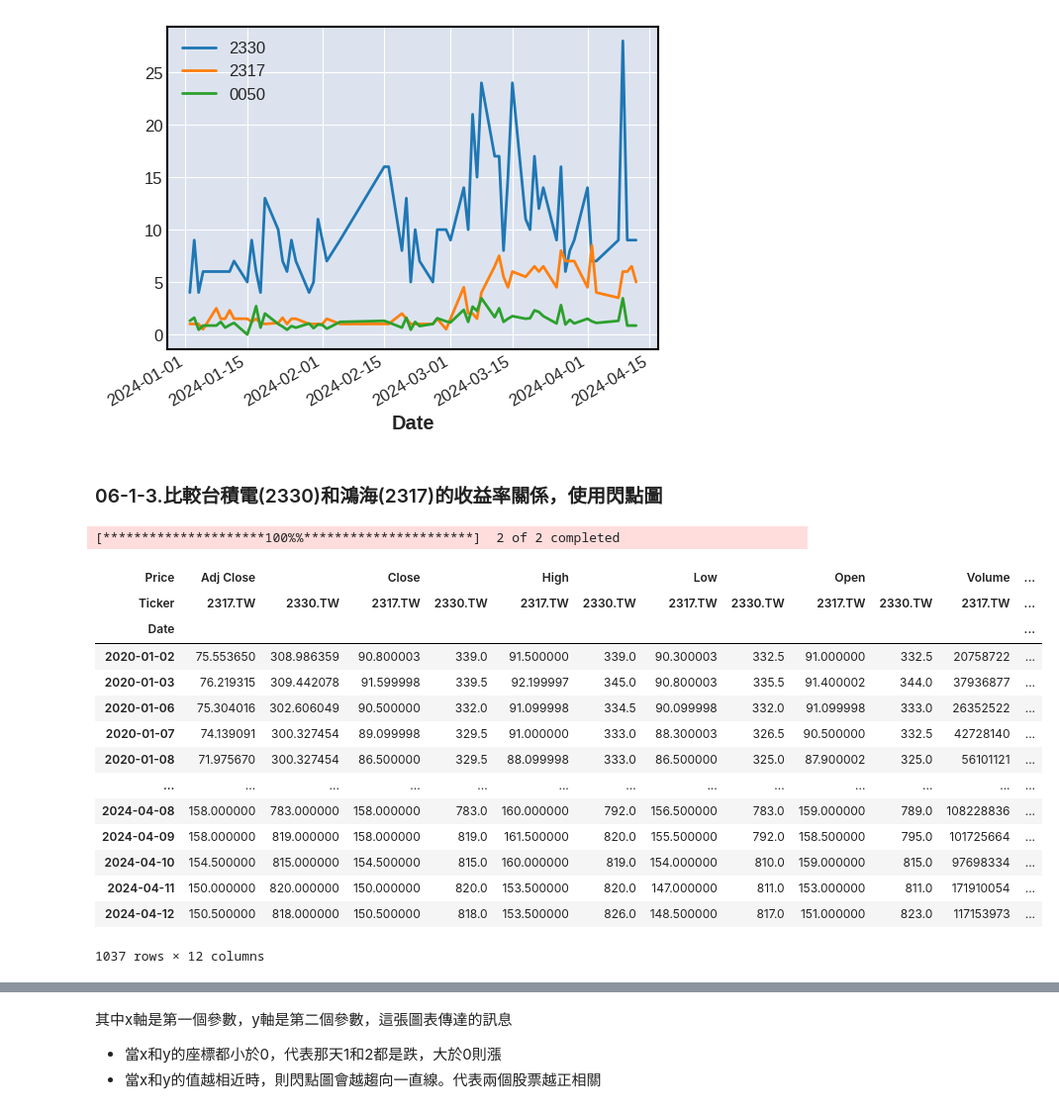
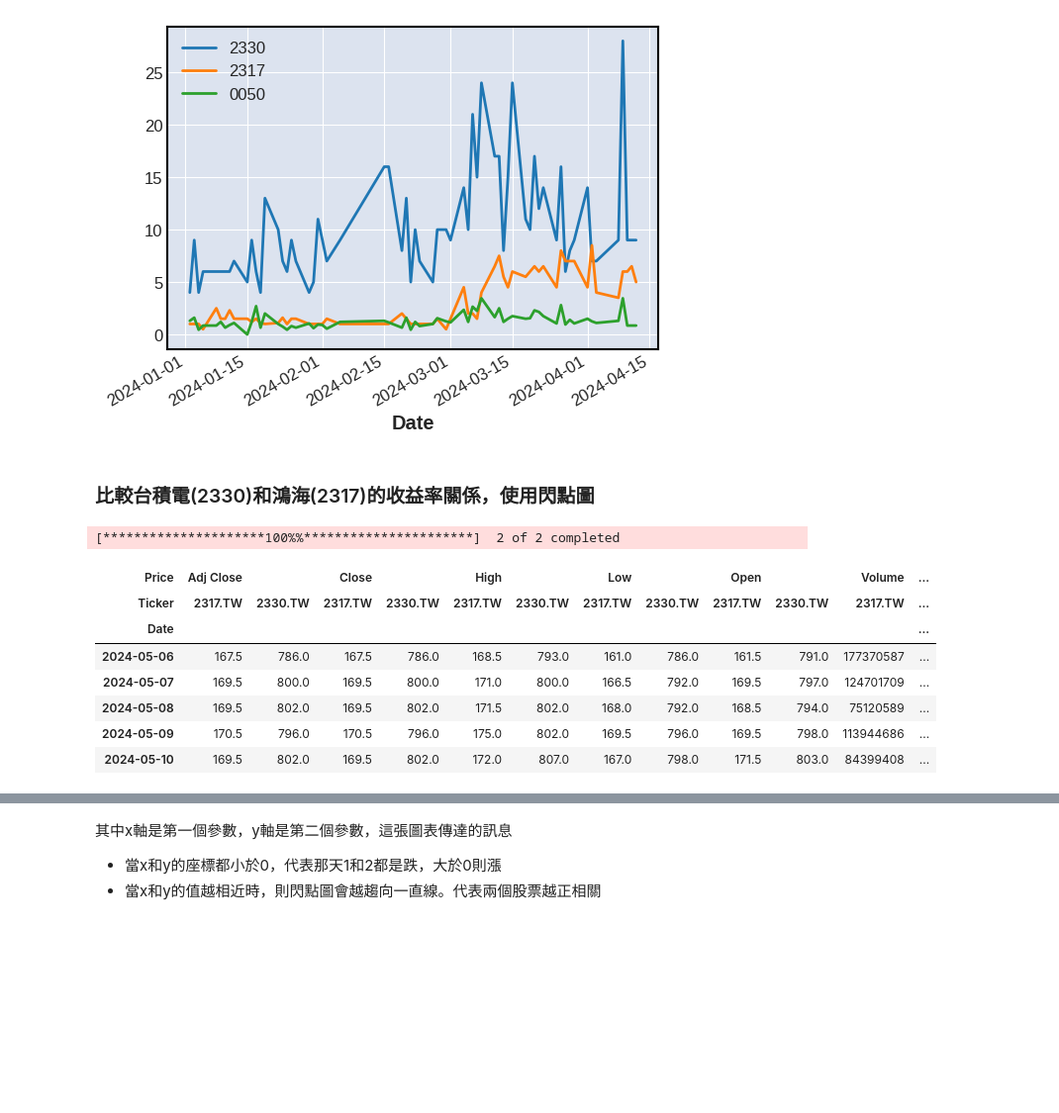
Before and after one commit to willismax/MediaSystem-Python-Course, a Jupyter notebook: 01.Intro-Python/Python資料分析應用_股票分析入門.ipynb, the cells around one changed output, grey strips where cells are left out. Shown at 99% size. Drawn from its saved outputs; the diff is of its cells as text; code cells hidden in the pictures; blank space fills up the shorter version.

```diff
--- a/01.Intro-Python/Python資料分析應用_股票分析入門.ipynb
+++ b/01.Intro-Python/Python資料分析應用_股票分析入門.ipynb
@@ -134,29 +133,22 @@ df_0050
 # %% [markdown]
-###  06-1-3.比較台積電(2330)和鴻海(2317)的收益率關係，使用閃點圖
+### 比較台積電(2330)和鴻海(2317)的收益率關係，使用閃點圖
 # %%
 import yfinance as yf
 
 start = datetime.datetime(2020, 1, 1)
 campany=['2330.TW','2317.TW']
 df_stock = yf.download(campany, start=start)
-df_stock
+df_stock.tail()
 # %% [output]
 [*********************100%%**********************]  2 of 2 completed
 | Price | Adj Close |  | Close |  | High |  | Low |  | Open |  | Volume | ... |
 | Ticker | 2317.TW | 2330.TW | 2317.TW | 2330.TW | 2317.TW | 2330.TW | 2317.TW | 2330.TW | 2317.TW | 2330.TW | 2317.TW | ... |
 | Date |  |  |  |  |  |  |  |  |  |  |  | ... |
-| 2020-01-02 | 75.553650 | 308.986359 | 90.800003 | 339.0 | 91.500000 | 339.0 | 90.300003 | 332.5 | 91.000000 | 332.5 | 20758722 | ... |
-| 2020-01-03 | 76.219315 | 309.442078 | 91.599998 | 339.5 | 92.199997 | 345.0 | 90.800003 | 335.5 | 91.400002 | 344.0 | 37936877 | ... |
-| 2020-01-06 | 75.304016 | 302.606049 | 90.500000 | 332.0 | 91.099998 | 334.5 | 90.099998 | 332.0 | 91.099998 | 333.0 | 26352522 | ... |
-| 2020-01-07 | 74.139091 | 300.327454 | 89.099998 | 329.5 | 91.000000 | 333.0 | 88.300003 | 326.5 | 90.500000 | 332.5 | 42728140 | ... |
-| 2020-01-08 | 71.975670 | 300.327454 | 86.500000 | 329.5 | 88.099998 | 333.0 | 86.500000 | 325.0 | 87.900002 | 325.0 | 56101121 | ... |
-| ... | ... | ... | ... | ... | ... | ... | ... | ... | ... | ... | ... | ... |
-| 2024-04-08 | 158.000000 | 783.000000 | 158.000000 | 783.0 | 160.000000 | 792.0 | 156.500000 | 783.0 | 159.000000 | 789.0 | 108228836 | ... |
-| 2024-04-09 | 158.000000 | 819.000000 | 158.000000 | 819.0 | 161.500000 | 820.0 | 155.500000 | 792.0 | 158.500000 | 795.0 | 101725664 | ... |
-| 2024-04-10 | 154.500000 | 815.000000 | 154.500000 | 815.0 | 160.000000 | 819.0 | 154.000000 | 810.0 | 159.000000 | 815.0 | 97698334 | ... |
-| 2024-04-11 | 150.000000 | 820.000000 | 150.000000 | 820.0 | 153.500000 | 820.0 | 147.000000 | 811.0 | 153.000000 | 811.0 | 171910054 | ... |
-| 2024-04-12 | 150.500000 | 818.000000 | 150.500000 | 818.0 | 153.500000 | 826.0 | 148.500000 | 817.0 | 151.000000 | 823.0 | 117153973 | ... |
+| 2024-05-06 | 167.5 | 786.0 | 167.5 | 786.0 | 168.5 | 793.0 | 161.0 | 786.0 | 161.5 | 791.0 | 177370587 | ... |
+| 2024-05-07 | 169.5 | 800.0 | 169.5 | 800.0 | 171.0 | 800.0 | 166.5 | 792.0 | 169.5 | 797.0 | 124701709 | ... |
+| 2024-05-08 | 169.5 | 802.0 | 169.5 | 802.0 | 171.5 | 802.0 | 168.0 | 792.0 | 168.5 | 794.0 | 75120589 | ... |
+| 2024-05-09 | 170.5 | 796.0 | 170.5 | 796.0 | 175.0 | 802.0 | 169.5 | 796.0 | 169.5 | 798.0 | 113944686 | ... |
+| 2024-05-10 | 169.5 | 802.0 | 169.5 | 802.0 | 172.0 | 807.0 | 167.0 | 798.0 | 171.5 | 803.0 | 84399408 | ... |
-1037 rows × 12 columns
 # %%
 from matplotlib import pyplot as plt
 import seaborn as sns
```
Also changed, not shown: parts of 39 cells of this notebook.
